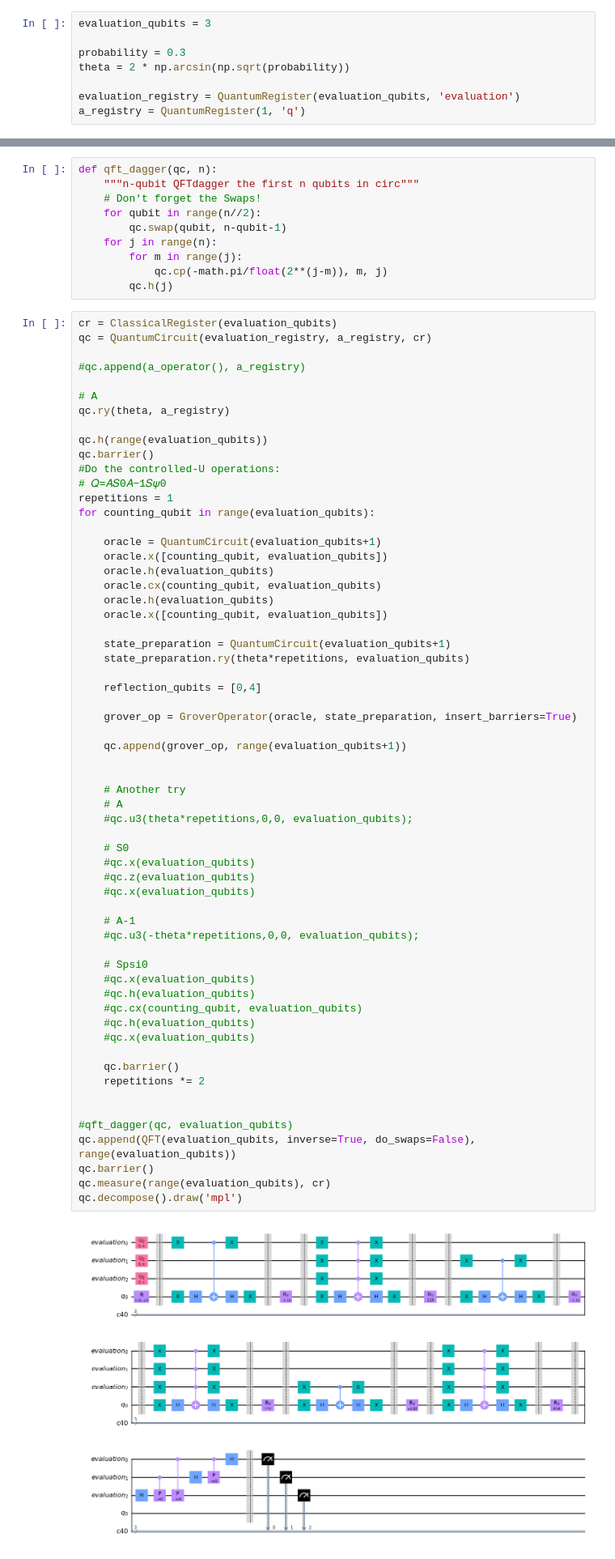
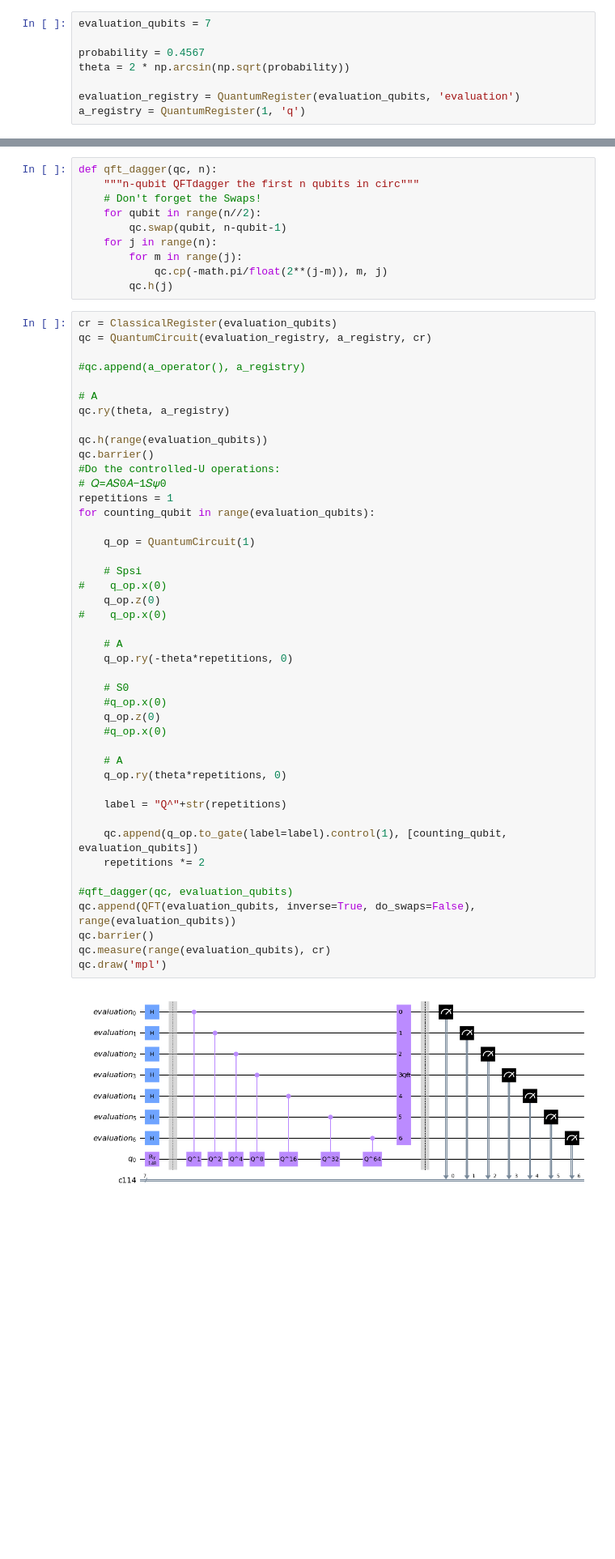
Before and after one commit to sergiogh/upc_credit_risk, a Jupyter notebook: Amplitude Estimation v2.ipynb, the cells around one changed output, grey strips where cells are left out. Shown at 81% size. Cells and saved outputs as stored; diff of their text form; blank space fills up the shorter version.

```diff
--- a/Amplitude Estimation v2.ipynb
+++ b/Amplitude Estimation v2.ipynb
@@ -9,9 +9,9 @@ import math
 import numpy as np
 import matplotlib.pyplot as plt
 # %%
-evaluation_qubits = 3
+evaluation_qubits = 7
 
-probability = 0.3
+probability = 0.4567
 theta = 2 * np.arcsin(np.sqrt(probability))
 
 evaluation_registry = QuantumRegister(evaluation_qubits, 'evaluation')
@@ -79,65 +87,48 @@ def qft_dagger(qc, n):
 cr = ClassicalRegister(evaluation_qubits)
 qc = QuantumCircuit(evaluation_registry, a_registry, cr)
 
 #qc.append(a_operator(), a_registry)
 
 # A
 qc.ry(theta, a_registry)
 
 qc.h(range(evaluation_qubits))
 qc.barrier()
 #Do the controlled-U operations:
 # 𝑄=𝐴𝑆0𝐴−1𝑆𝜓0
 repetitions = 1
 for counting_qubit in range(evaluation_qubits):
 
-    oracle = QuantumCircuit(evaluation_qubits+1)
-    oracle.x([counting_qubit, evaluation_qubits])
-    oracle.h(evaluation_qubits)
-    oracle.cx(counting_qubit, evaluation_qubits)
-    oracle.h(evaluation_qubits)
-    oracle.x([counting_qubit, evaluation_qubits])
+    q_op = QuantumCircuit(1)
 
-    state_preparation = QuantumCircuit(evaluation_qubits+1)
-    state_preparation.ry(theta*repetitions, evaluation_qubits)
+    # Spsi
+#    q_op.x(0)
+    q_op.z(0)
+#    q_op.x(0)
 
-    reflection_qubits = [0,4]
-
-    grover_op = GroverOperator(oracle, state_preparation, insert_barriers=True)
-
-    qc.append(grover_op, range(evaluation_qubits+1))
-
-
-    # Another try
     # A
-    #qc.u3(theta*repetitions,0,0, evaluation_qubits);
+    q_op.ry(-theta*repetitions, 0)
 
     # S0
-    #qc.x(evaluation_qubits)
-    #qc.z(evaluation_qubits)
-    #qc.x(evaluation_qubits)
+    #q_op.x(0)
+    q_op.z(0)
+    #q_op.x(0)
 
-    # A-1
-    #qc.u3(-theta*repetitions,0,0, evaluation_qubits);
+    # A
+    q_op.ry(theta*repetitions, 0)
 
-    # Spsi0
-    #qc.x(evaluation_qubits)
-    #qc.h(evaluation_qubits)
-    #qc.cx(counting_qubit, evaluation_qubits)
-    #qc.h(evaluation_qubits)
-    #qc.x(evaluation_qubits)
+    label = "Q^"+str(repetitions)
 
-    qc.barrier()
+    qc.append(q_op.to_gate(label=label).control(1), [counting_qubit, evaluation_qubits])
     repetitions *= 2
-
 
 #qft_dagger(qc, evaluation_qubits)
 qc.append(QFT(evaluation_qubits, inverse=True, do_swaps=False), range(evaluation_qubits))
 qc.barrier()
 qc.measure(range(evaluation_qubits), cr)
-qc.decompose().draw('mpl')
+qc.draw('mpl')
 # %% [output]
-[figure, old version]
+[figure, new version]
 # %%
 from qiskit.visualization import plot_histogram
 
```
Also changed, not shown: parts of 22 cells of this notebook, 1 other file.
